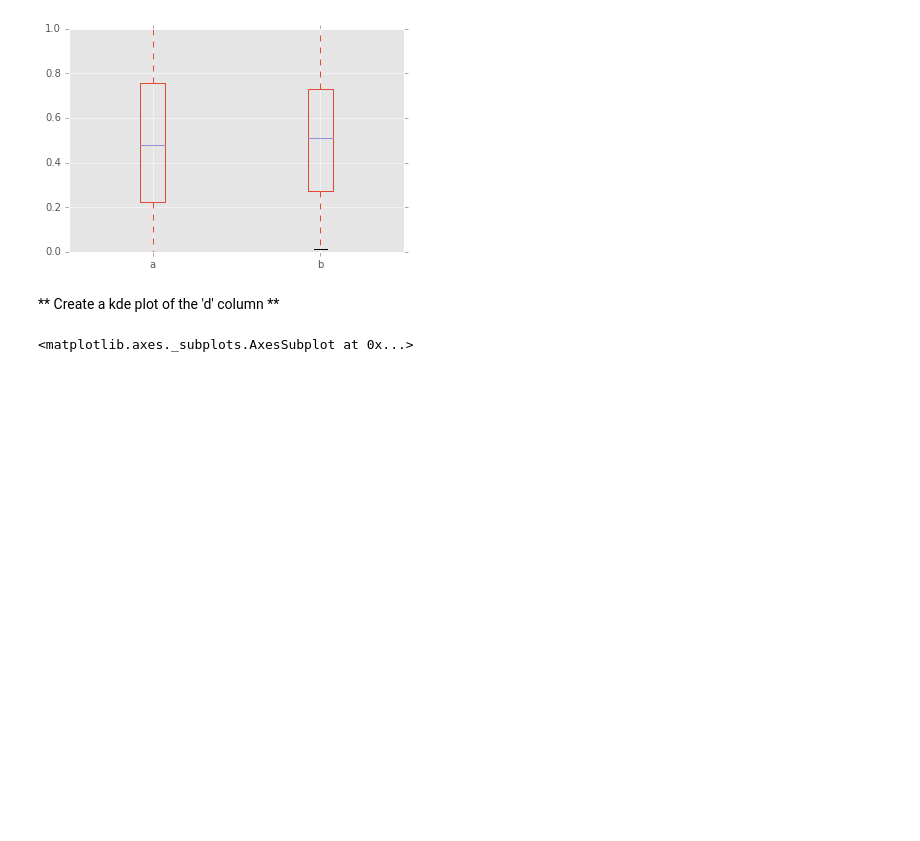
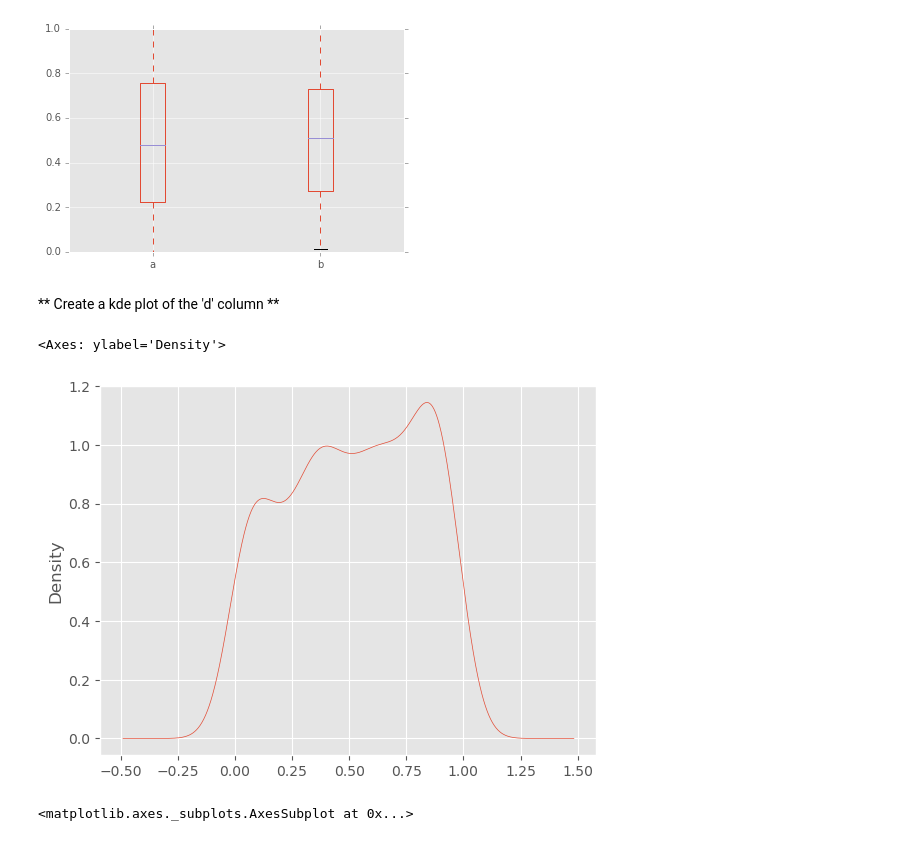
Before and after one commit to bttodd11/Python_DataScience, a Jupyter notebook: Section 10 - Pandas Data Visualization/02-Pandas Data Visualization Exercise.ipynb, the cells around one changed output. Drawn from its saved outputs; the diff is of its cells as text; code cells hidden in the pictures; blank space fills up the shorter version.

```diff
--- a/Section 10 - Pandas Data Visualization/02-Pandas Data Visualization Exercise.ipynb
+++ b/Section 10 - Pandas Data Visualization/02-Pandas Data Visualization Exercise.ipynb
@@ -68,6 +82,11 @@ df3['a'].plot.hist(bins=25)
 [figure]
 # %% [markdown]
 ** Create a kde plot of the 'd' column **
+# %%
+df3['d'].plot.kde(linewidth=.5)
+# %% [output]
+<Axes: ylabel='Density'>
+[figure, added]
 # %%
 # %% [output]
 <matplotlib.axes._subplots.AxesSubplot at 0x...>
```
Also changed, not shown: parts of 11 cells of this notebook, 1 other file.
